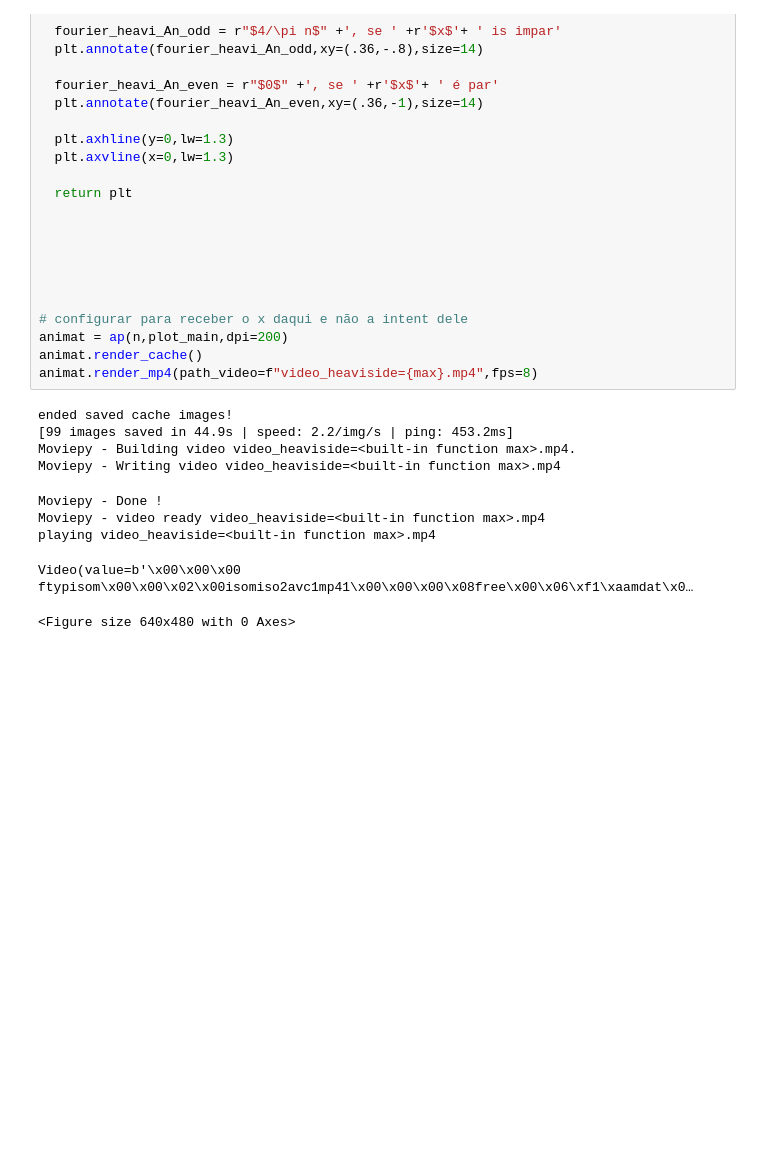
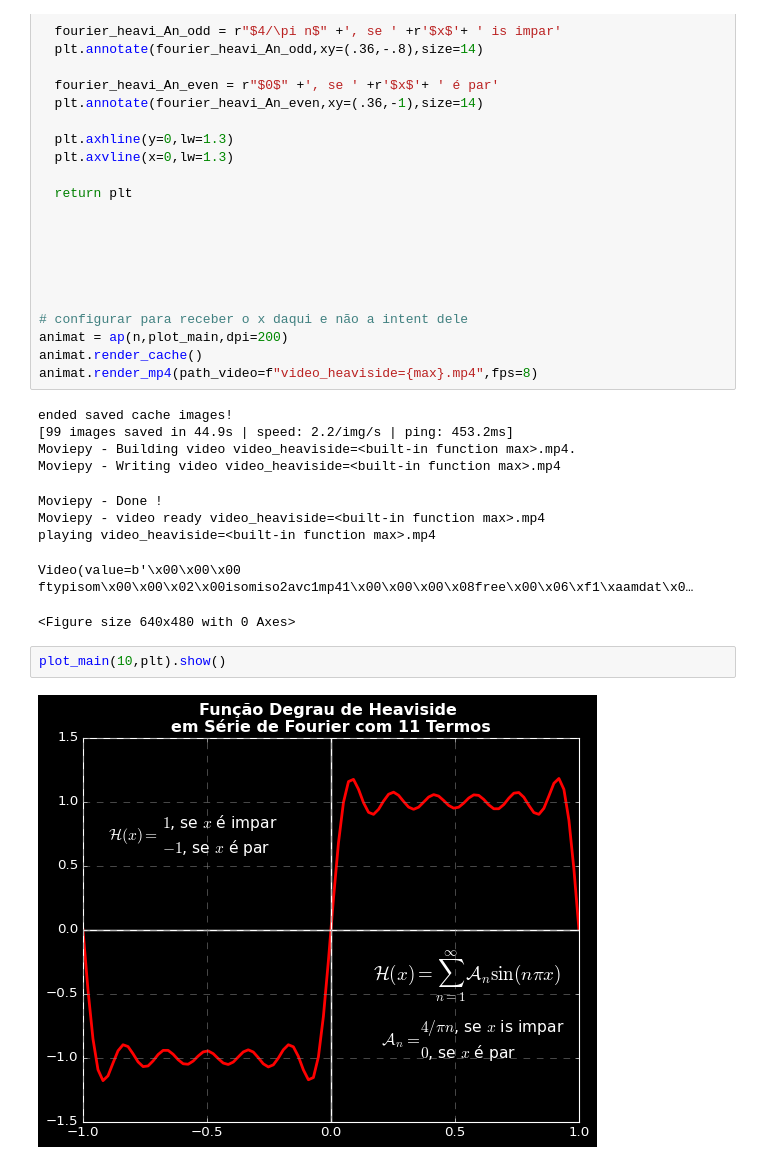
Before and after one commit to reinanbrNotebooks/Colab_Notebooks, a Jupyter notebook: AnimatePlot_Heavisde_Fourier.ipynb, the cells around one changed output. Cells and saved outputs as stored; diff of their text form; blank space fills up the shorter version.

```diff
--- a/AnimatePlot_Heavisde_Fourier.ipynb
+++ b/AnimatePlot_Heavisde_Fourier.ipynb
@@ -121,3 +121,7 @@ Moviepy - video ready video_heaviside=<built-in function max>.mp4
 playing video_heaviside=<built-in function max>.mp4
 Video(value=b'\x00\x00\x00 ftypisom\x00\x00\x02\x00isomiso2avc1mp41\x00\x00\x00\x08free\x00\x06\xf1\xaamdat\x0…
 <Figure size 640x480 with 0 Axes>
+# %%
+plot_main(10,plt).show()
+# %% [output]
+[figure, added]
```
